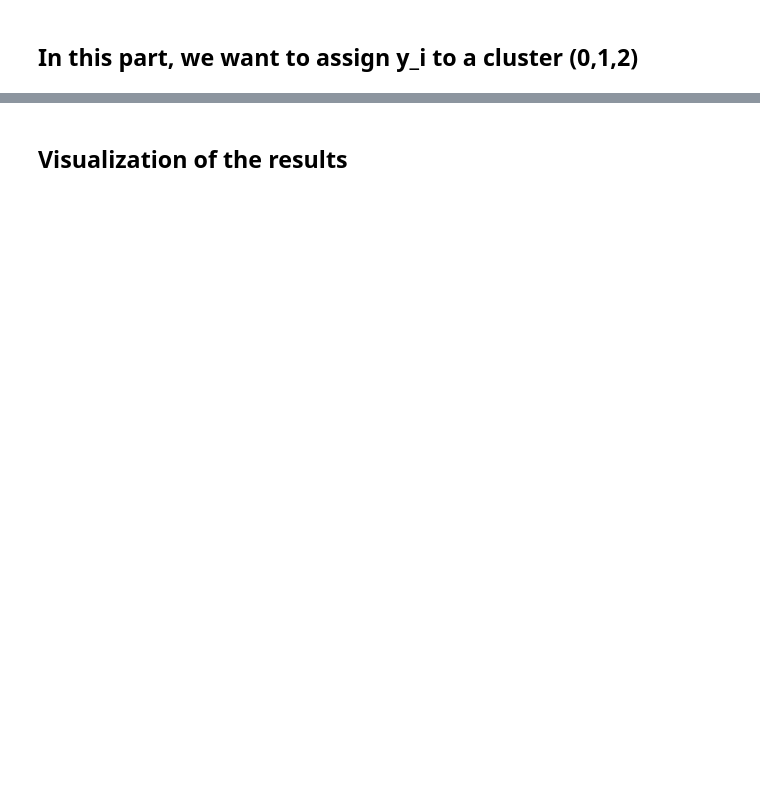
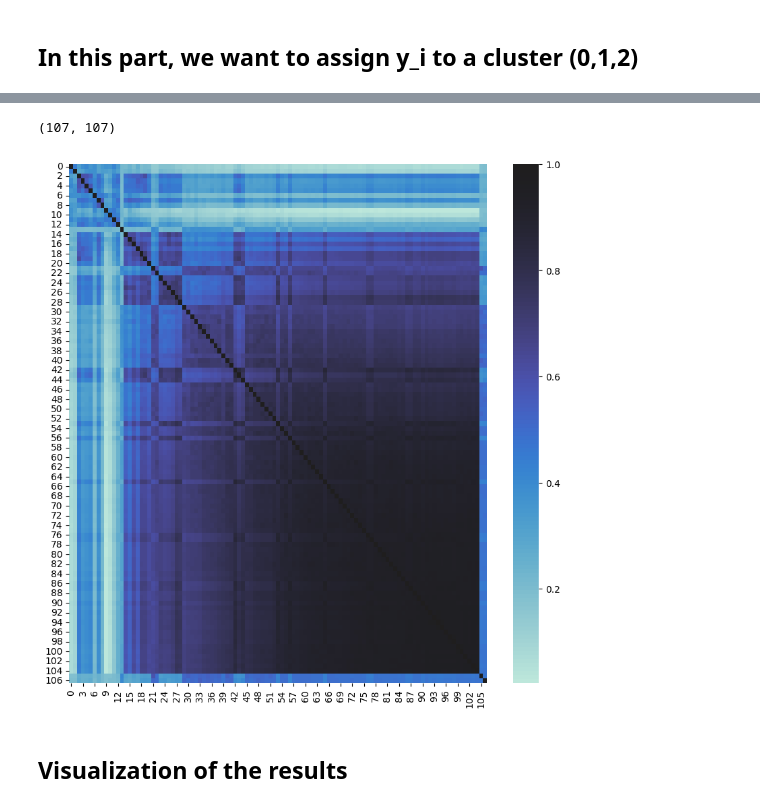
Before and after one commit to leonardotisato/Bayesian-Statistics-Project, a Jupyter notebook: sandbox/analysis/models_paul/linear_mixture_x_spatial.ipynb, the cells around one changed output, grey strips where cells are left out. Cells and saved outputs as stored; diff of their text form; code cells hidden in the pictures; blank space fills up the shorter version.

```diff
--- a/sandbox/analysis/models_paul/linear_mixture_x_spatial.ipynb
+++ b/sandbox/analysis/models_paul/linear_mixture_x_spatial.ipynb
@@ -299,6 +304,34 @@ clust_allocs_chain = np.vstack(chains.posterior.cluster_allocs)
 # %%
 # Compute posterior similarity matrix
 psm = get_psm(clust_allocs_chain)
+psm.shape
+# %% [output]
+(107, 107)
+# %%
+from scipy.spatial.distance import squareform
+from scipy.cluster.hierarchy import linkage, leaves_list
+import seaborn as sns
+
+def order_by_hclust(psm, method="average"):
+    # convert similarity -> distance
+    D = 1.0 - psm
+    np.fill_diagonal(D, 0.0)
+    D = np.clip(D, 0.0, 1.0)
+
+    # linkage needs condensed distances
+    condensed = squareform(D, checks=False)
+    Z = linkage(condensed, method=method)
+    order = leaves_list(Z)   # permutation of 0..N-1
+    return order
+
+order = order_by_hclust(psm)
+psm_sorted = psm[np.ix_(order, order)]
+
+plt.figure(figsize=(10,10))
+sns.heatmap(psm_sorted, center=1)
+plt.show()
+# %% [output]
+[figure, added]
 # %%
 # Compute point estimate of the cluster
 best_clus = minbinder_sample(clust_allocs_chain, psm)
```
Also changed, not shown: parts of 7 cells of this notebook.
